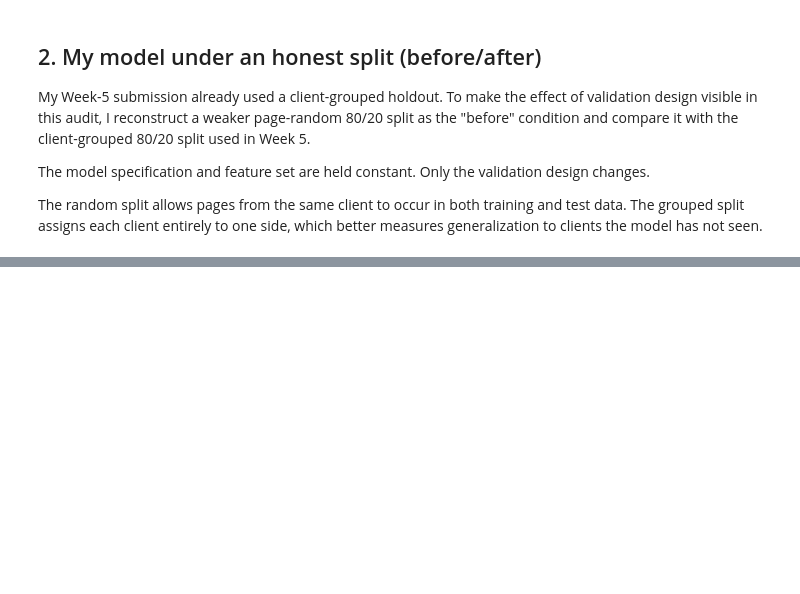
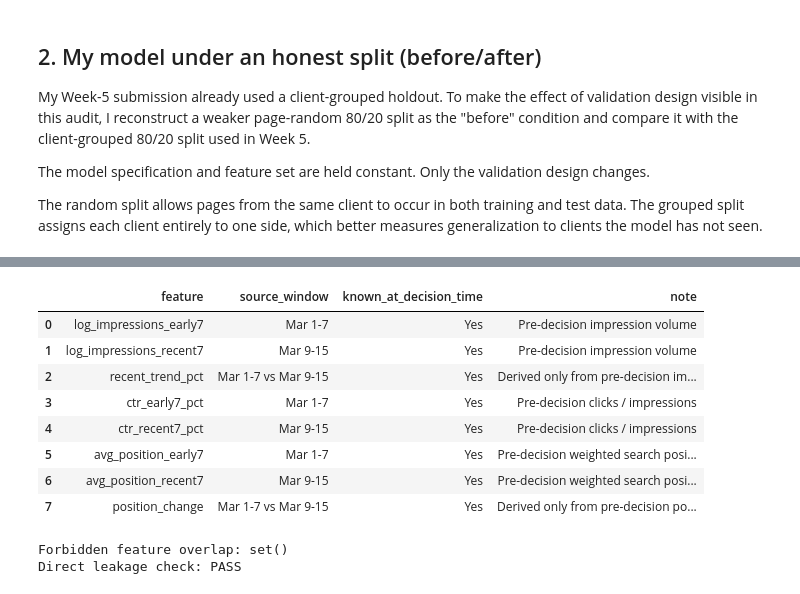
Before and after one commit to jh-emon002/flyrank-intern, a Jupyter notebook: work/notebooks/w06_validation_audit.ipynb, the cells around one changed output, grey strips where cells are left out. Saved outputs shown, nothing was run; the diff lists cells and outputs as text; code cells hidden in the pictures; blank space fills up the shorter version.

```diff
--- a/work/notebooks/w06_validation_audit.ipynb
+++ b/work/notebooks/w06_validation_audit.ipynb
@@ -236,3 +625,58 @@ NameError: name 'df' is not defined
 # %%
-# This cell is for CODE (numbers, a query, a check).
-# Write your text answer in the cell ABOVE this one — typing sentences here breaks Run All.
+feature_audit = pd.DataFrame([
+    ["log_impressions_early7", "Mar 1-7", "Yes",
+     "Pre-decision impression volume"],
+    ["log_impressions_recent7", "Mar 9-15", "Yes",
+     "Pre-decision impression volume"],
+    ["recent_trend_pct", "Mar 1-7 vs Mar 9-15", "Yes",
+     "Derived only from pre-decision impressions"],
+    ["ctr_early7_pct", "Mar 1-7", "Yes",
+     "Pre-decision clicks / impressions"],
+    ["ctr_recent7_pct", "Mar 9-15", "Yes",
+     "Pre-decision clicks / impressions"],
+    ["avg_position_early7", "Mar 1-7", "Yes",
+     "Pre-decision weighted search position"],
+    ["avg_position_recent7", "Mar 9-15", "Yes",
+     "Pre-decision weighted search position"],
+    ["position_change", "Mar 1-7 vs Mar 9-15", "Yes",
+     "Derived only from pre-decision positions"]
+], columns=[
+    "feature",
+    "source_window",
+    "known_at_decision_time",
+    "note"
+])
+
+display(feature_audit)
+# %% [output]
+|  | feature | source_window | known_at_decision_time | note |
+| 0 | log_impressions_early7 | Mar 1-7 | Yes | Pre-decision impression volume |
+| 1 | log_impressions_recent7 | Mar 9-15 | Yes | Pre-decision impression volume |
+| 2 | recent_trend_pct | Mar 1-7 vs Mar 9-15 | Yes | Derived only from pre-decision im... |
+| 3 | ctr_early7_pct | Mar 1-7 | Yes | Pre-decision clicks / impressions |
+| 4 | ctr_recent7_pct | Mar 9-15 | Yes | Pre-decision clicks / impressions |
+| 5 | avg_position_early7 | Mar 1-7 | Yes | Pre-decision weighted search posi... |
+| 6 | avg_position_recent7 | Mar 9-15 | Yes | Pre-decision weighted search posi... |
+| 7 | position_change | Mar 1-7 vs Mar 9-15 | Yes | Derived only from pre-decision po... |
+# %%
+FORBIDDEN = {
+    "impressions_next15",
+    "decline_ratio",
+    "is_declining_next15d",
+    "trend_direction",
+    "trend_pct",
+    "health_score",
+    "client_hash_id",
+    "content_hash_id"
+}
+
+overlap = set(FEATURES) & FORBIDDEN
+
+print("Forbidden feature overlap:", overlap)
+
+assert len(overlap) == 0
+
+print("Direct leakage check: PASS")
+# %% [output]
+Forbidden feature overlap: set()
+Direct leakage check: PASS
```
Also changed, not shown: parts of 18 cells of this notebook.
